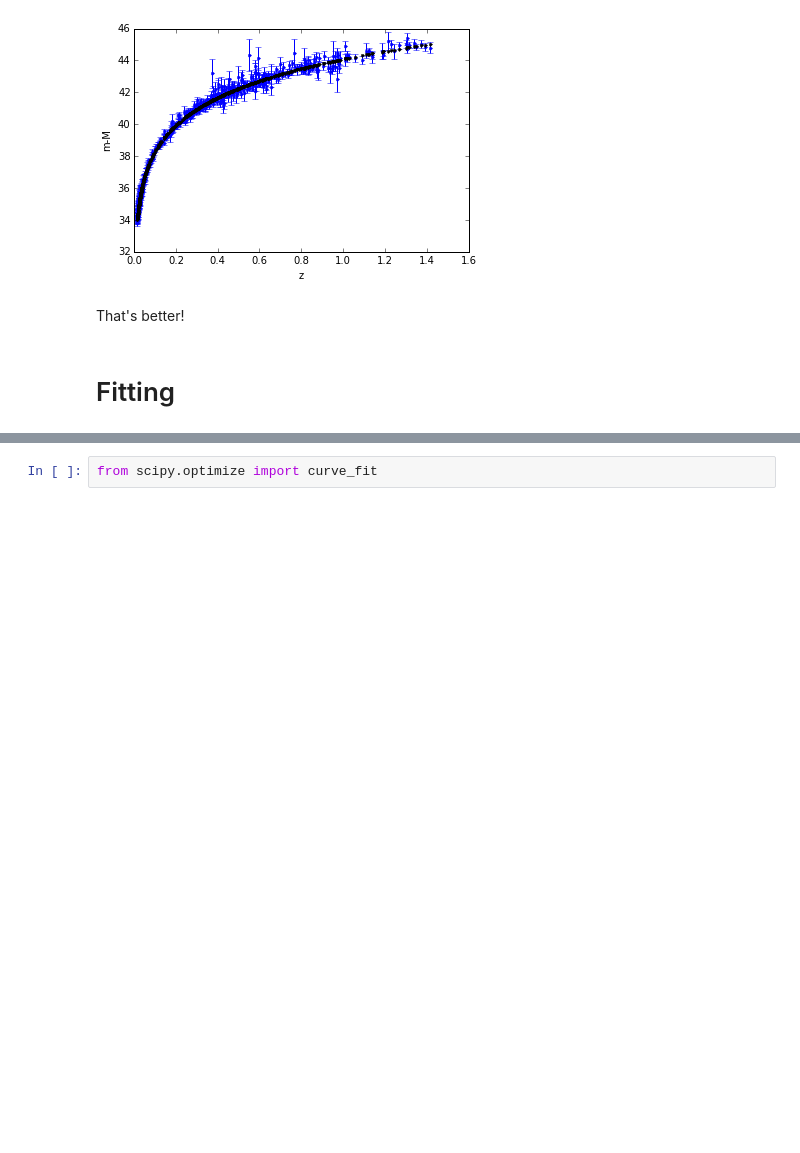
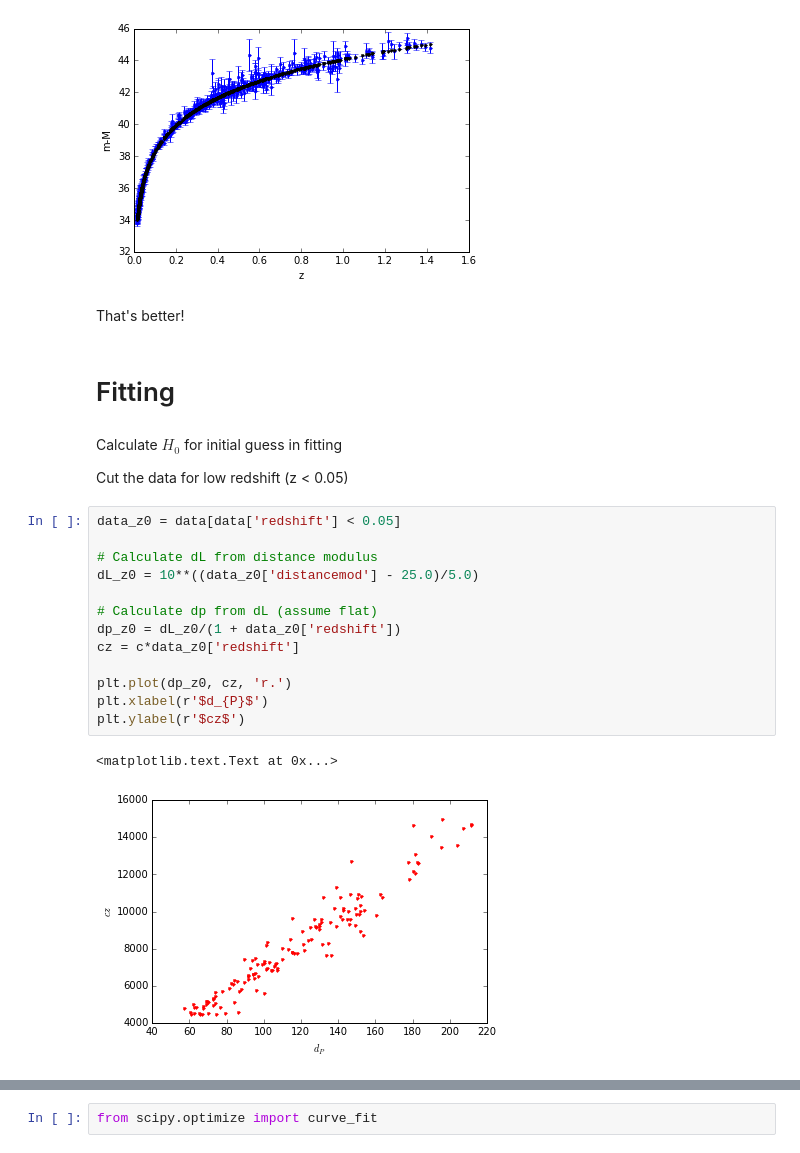
Before and after one commit to ridlo/cosmology_notebook, a Jupyter notebook: sn_cosmo_fitting.ipynb, the cells around one changed output, grey strips where cells are left out. Cells and saved outputs as stored; diff of their text form; blank space fills up the shorter version.

```diff
--- a/sn_cosmo_fitting.ipynb
+++ b/sn_cosmo_fitting.ipynb
@@ -127,3 +126,23 @@ plt.ylabel('m-M')
 That's better!
 # %% [markdown]
 # Fitting
+# %% [markdown]
+Calculate $H_0$ for initial guess in fitting
+
+Cut the data for low redshift (z < 0.05)
+# %%
+data_z0 = data[data['redshift'] < 0.05]
+
+# Calculate dL from distance modulus
+dL_z0 = 10**((data_z0['distancemod'] - 25.0)/5.0)
+
+# Calculate dp from dL (assume flat)
+dp_z0 = dL_z0/(1 + data_z0['redshift'])
+cz = c*data_z0['redshift']
+
+plt.plot(dp_z0, cz, 'r.')
+plt.xlabel(r'$d_{P}$')
+plt.ylabel(r'$cz$')
+# %% [output]
+<matplotlib.text.Text at 0x...>
+[figure, added]
```
Also changed, not shown: parts of 15 cells of this notebook.
